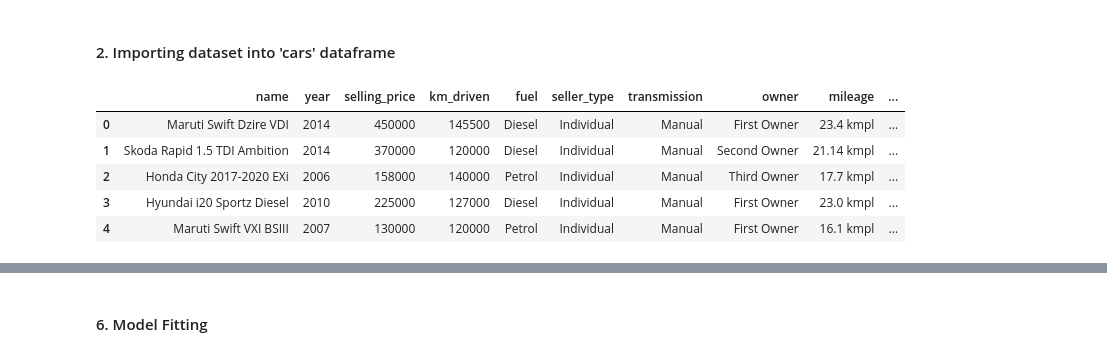
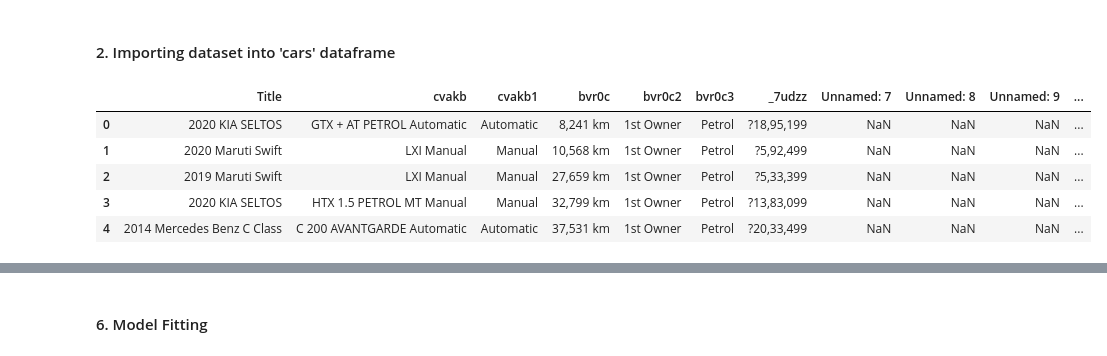
Before and after one commit to utkarshbelkhede/LeastSquare, a Jupyter notebook: notebook/LeastSquare.ipynb, the cells around one changed output, grey strips where cells are left out. Drawn from its saved outputs; the diff is of its cells as text; code cells hidden in the pictures.

Commit message:
Updated to Cars24 Scraped Dataset

```diff
--- a/notebook/LeastSquare.ipynb
+++ b/notebook/LeastSquare.ipynb
@@ -11,12 +11,12 @@ warnings.filterwarnings('ignore')
 # %% [markdown]
 #### 2. Importing dataset into 'cars' dataframe
 # %%
-cars = pd.read_csv("../datasets/Car_details_v3.csv")
+cars = pd.read_csv("../datasets/Cars24.csv")
 cars.head()
 # %% [output]
-|  | name | year | selling_price | km_driven | fuel | seller_type | transmission | owner | mileage | ... |
-| 0 | Maruti Swift Dzire VDI | 2014 | 450000 | 145500 | Diesel | Individual | Manual | First Owner | 23.4 kmpl | ... |
-| 1 | Skoda Rapid 1.5 TDI Ambition | 2014 | 370000 | 120000 | Diesel | Individual | Manual | Second Owner | 21.14 kmpl | ... |
-| 2 | Honda City 2017-2020 EXi | 2006 | 158000 | 140000 | Petrol | Individual | Manual | Third Owner | 17.7 kmpl | ... |
-| 3 | Hyundai i20 Sportz Diesel | 2010 | 225000 | 127000 | Diesel | Individual | Manual | First Owner | 23.0 kmpl | ... |
-| 4 | Maruti Swift VXI BSIII | 2007 | 130000 | 120000 | Petrol | Individual | Manual | First Owner | 16.1 kmpl | ... |
+|  | Title | cvakb | cvakb1 | bvr0c | bvr0c2 | bvr0c3 | _7udzz | Unnamed: 7 | Unnamed: 8 | Unnamed: 9 | ... |
+| 0 | 2020 KIA SELTOS | GTX + AT PETROL Automatic | Automatic | 8,241 km | 1st Owner | Petrol | ?18,95,199 | NaN | NaN | NaN | ... |
+| 1 | 2020 Maruti Swift | LXI Manual | Manual | 10,568 km | 1st Owner | Petrol | ?5,92,499 | NaN | NaN | NaN | ... |
+| 2 | 2019 Maruti Swift | LXI Manual | Manual | 27,659 km | 1st Owner | Petrol | ?5,33,399 | NaN | NaN | NaN | ... |
+| 3 | 2020 KIA SELTOS | HTX 1.5 PETROL MT Manual | Manual | 32,799 km | 1st Owner | Petrol | ?13,83,099 | NaN | NaN | NaN | ... |
+| 4 | 2014 Mercedes Benz C Class | C 200 AVANTGARDE Automatic | Automatic | 37,531 km | 1st Owner | Petrol | ?20,33,499 | NaN | NaN | NaN | ... |
```
Also changed, not shown: parts of 130 cells of this notebook, 9 other files.
